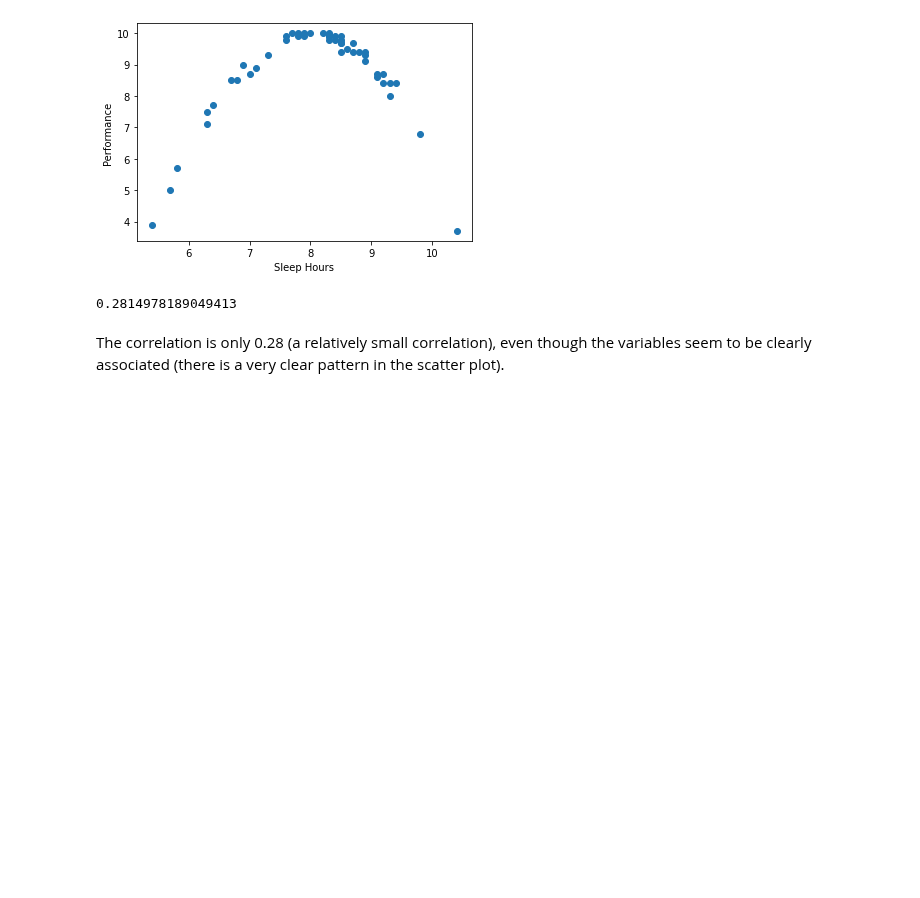
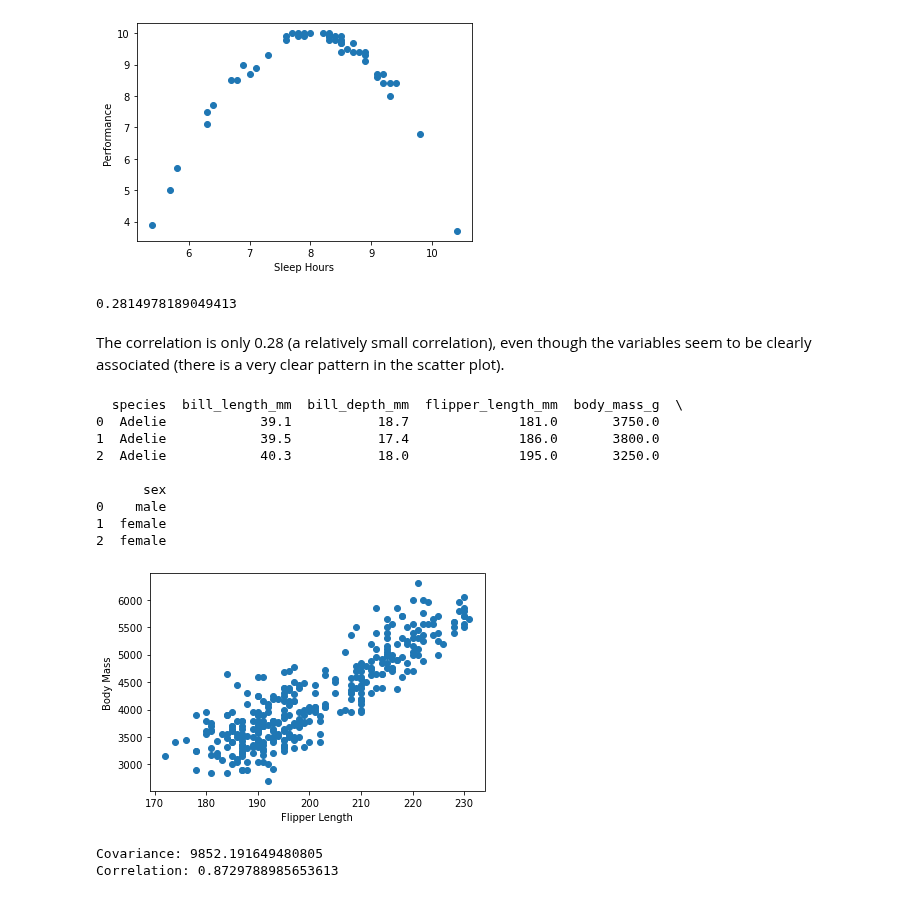
Before and after one commit to joeelorm/Data_Science, a Jupyter notebook: Associations Between Quantitative and Categorical Variables.ipynb, the cells around one changed output. Cells and saved outputs as stored; diff of their text form; code cells hidden in the pictures; blank space fills up the shorter version.

```diff
--- a/Associations Between Quantitative and Categorical Variables.ipynb
+++ b/Associations Between Quantitative and Categorical Variables.ipynb
@@ -272,3 +272,33 @@ print(corr_sleep_performance)
 0.2814978189049413
 # %% [markdown]
 The correlation is only 0.28 (a relatively small correlation), even though the variables seem to be clearly associated (there is a very clear pattern in the scatter plot).
+# %%
+penguins = pd.read_csv('../Datasets/penguins.csv')
+print(penguins.head(3))
+
+flipper_length = penguins['flipper_length_mm']
+body_mass = penguins['body_mass_g']
+plt.scatter(flipper_length, body_mass)
+plt.xlabel('Flipper Length')
+plt.ylabel('Body Mass')
+plt.show()
+
+cov_flipper_body = np.cov(flipper_length, body_mass)
+#print(cov_flipper_body)
+print('Covariance:', cov_flipper_body[0][1])
+
+corr_flipper_body, p = pearsonr(flipper_length, body_mass)
+print('Correlation:', corr_flipper_body)
+# %% [output]
+  species  bill_length_mm  bill_depth_mm  flipper_length_mm  body_mass_g  \
+0  Adelie            39.1           18.7              181.0       3750.0
+1  Adelie            39.5           17.4              186.0       3800.0
+2  Adelie            40.3           18.0              195.0       3250.0
+
+      sex
+0    male
+1  female
+2  female
+[figure, added]
+Covariance: 9852.191649480805
+Correlation: 0.8729788985653613
```
